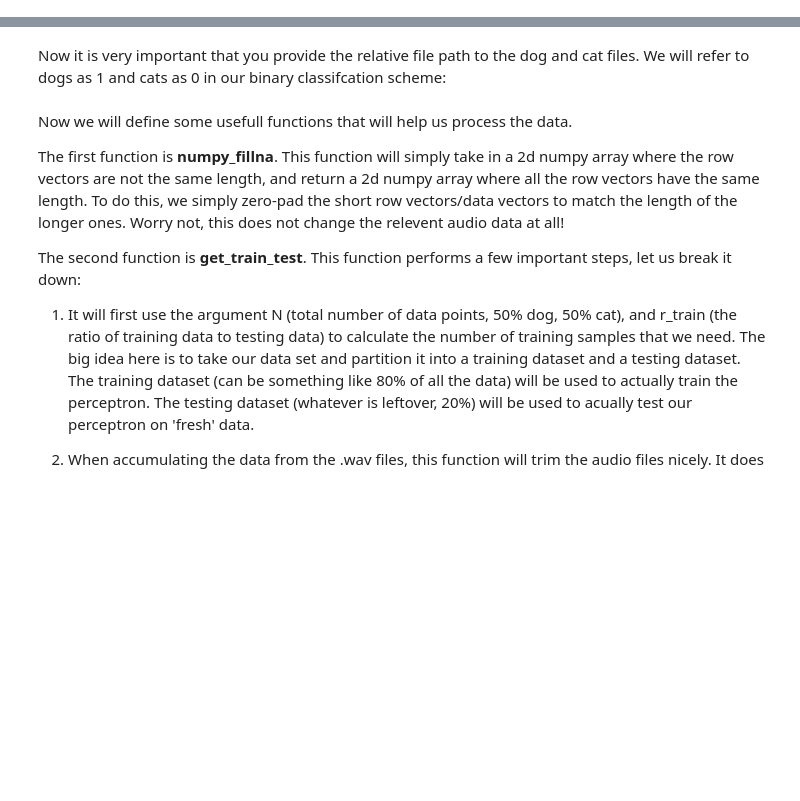
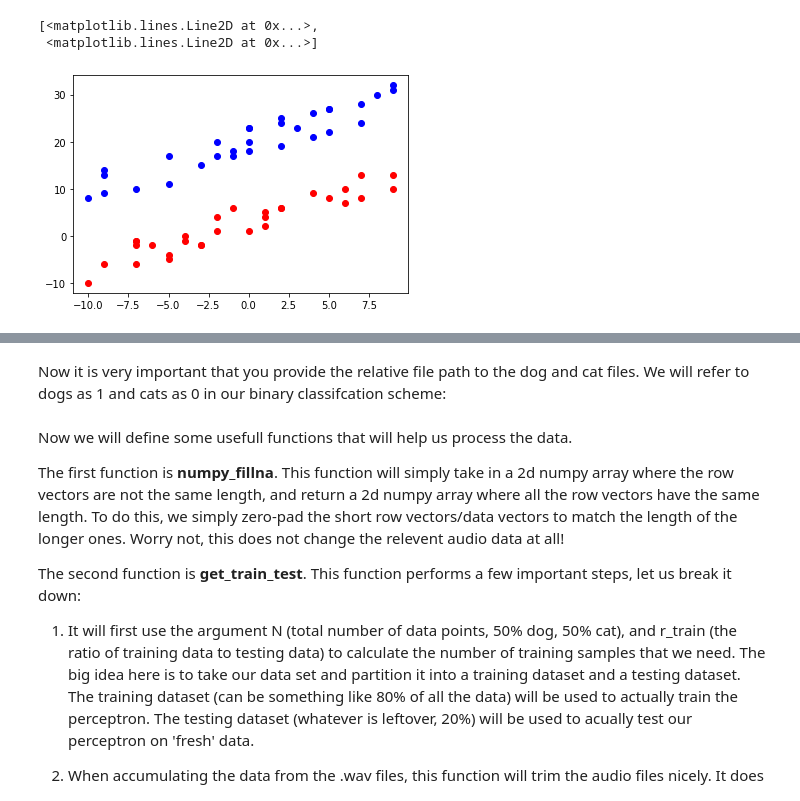
Before and after one commit to danielabrahamgit/Perceptron_Project_189, a Jupyter notebook: Coding_Assignments/Perceptron_Instructor.ipynb, the cells around one changed output, grey strips where cells are left out. Saved outputs shown, nothing was run; the diff lists cells and outputs as text; code cells hidden in the pictures; blank space fills up the shorter version.

```diff
--- a/Coding_Assignments/Perceptron_Instructor.ipynb
+++ b/Coding_Assignments/Perceptron_Instructor.ipynb
@@ -0,0 +156,34 @@
+# %%
+def generateData(num, min_error):
+    """
+    Generates previously seen candy locations.
+
+    return - (data, classes)
+        data: num x 2 Matrix of [x, y] positions
+        classes: num x 1 column vector of 1s (first num/2) and -1s (last num/2)
+    """
+    data = []
+    classes = []
+    split = int(num/2)
+    for i in range(split):
+        x = randrange(-10,10)
+        y = x + 12
+        y += randrange(min_error,12)
+        data.append([x,y])
+        classes.append([1])
+    for i in range(split):
+        x = randrange(-10,10)
+        y = x + 12
+        y += randrange(-12,-min_error)
+        data.append([x,y])
+        classes.append([-1])
+    data = np.array(data)
+    classes = np.array(classes)
+    return (data, classes)
+
+candy_locations, candy_flavors = generateData(60,4)
+plt.plot(candy_locations[:30,0], candy_locations[:30,1], 'bo', candy_locations[30:,0], candy_locations[30:,1], 'ro')
+# %% [output]
+[<matplotlib.lines.Line2D at 0x...>,
+ <matplotlib.lines.Line2D at 0x...>]
+[figure, added]
```
Also changed, not shown: parts of 65 cells of this notebook.
